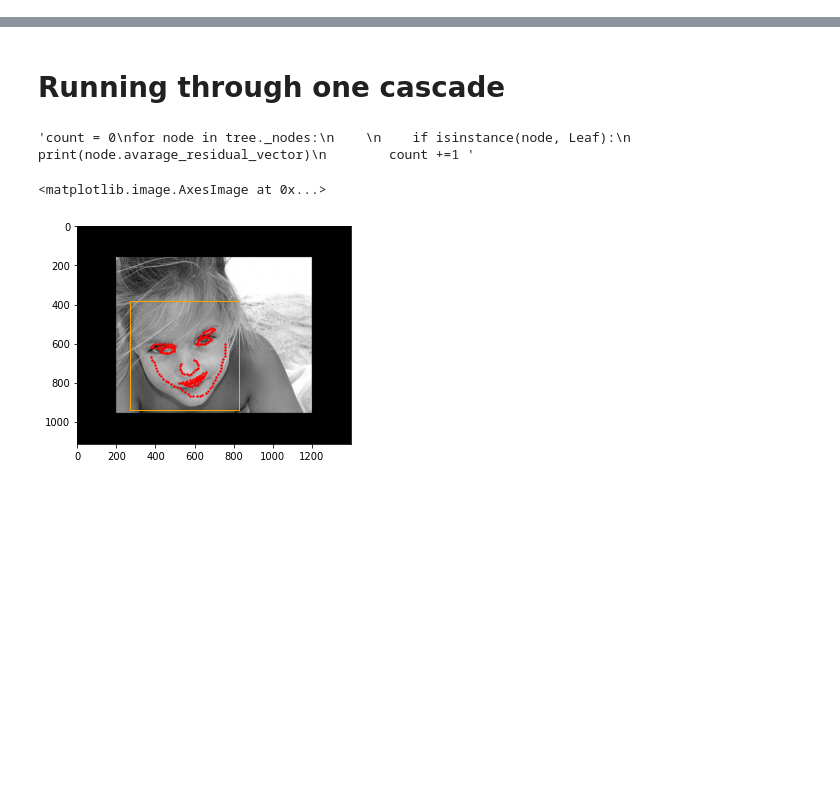
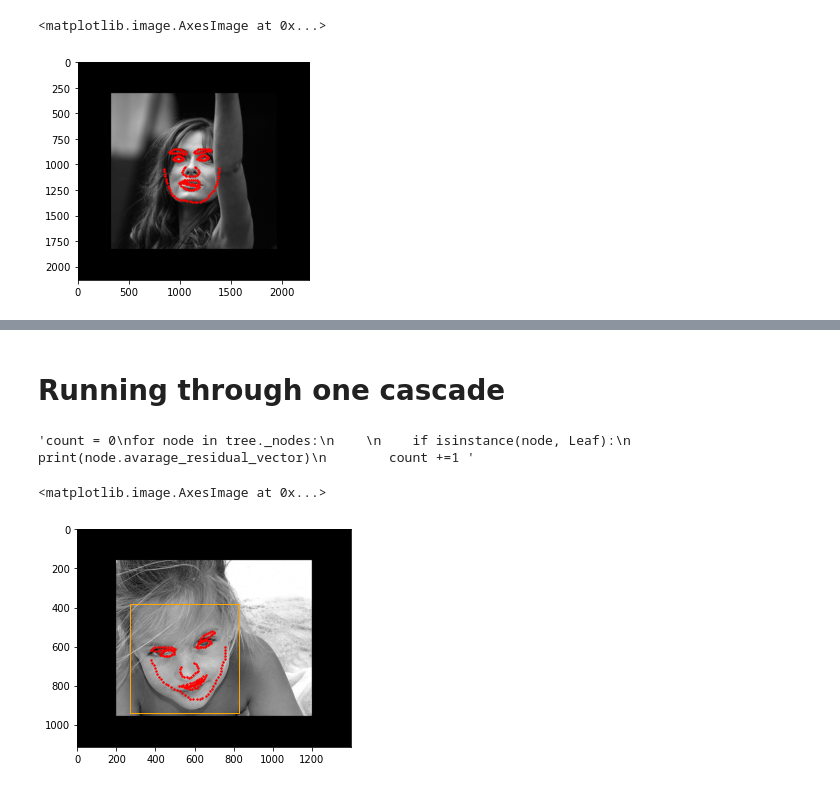
Before and after one commit to HejSumin/face_alignment, a Jupyter notebook: Predicting.ipynb, the cells around one changed output, grey strips where cells are left out. Saved outputs shown, nothing was run; the diff lists cells and outputs as text; code cells hidden in the pictures; blank space fills up the shorter version.

```diff
--- a/Predicting.ipynb
+++ b/Predicting.ipynb
@@ -5,3 +5,11 @@ import os
 from src import *
 import matplotlib.pyplot as plt
 from matplotlib.patches import Rectangle
+# %%
+training_data  =  np.load("np_data/run_input_training_data.npy", allow_pickle=True)
+t_0            = np.load("saved_while_training/t_data0.npy", allow_pickle=True)
+t_1            = np.load("saved_while_training/t_data1.npy", allow_pickle=True)
+# %%
+a0 = training_data[0]
+a1 = t_0[0]
+a2 = t_1[0]
@@ -7,0 +26,9 @@ from matplotlib.patches import Rectangle
+# %%
+fig, ax = plt.subplots()
+#ax.add_patch(Rectangle((bb_center_x,bb_center_y), bb_w, bb_h, ec="orange", fill=None, alpha=1))
+ax.scatter(a1[1][:,0],a1[1][:,1],c='r',s=2)
+#ax.scatter(features_0[:,0],features_0[:,1],c='b',s=2)
+ax.imshow(a0[0],cmap='gray')
+# %% [output]
+<matplotlib.image.AxesImage at 0x...>
+[figure, added]
```
Also changed, not shown: parts of 23 cells of this notebook, 2 other files.
